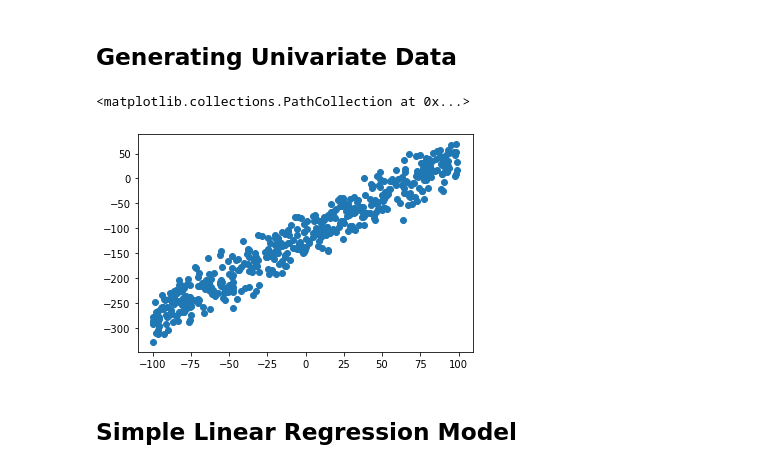
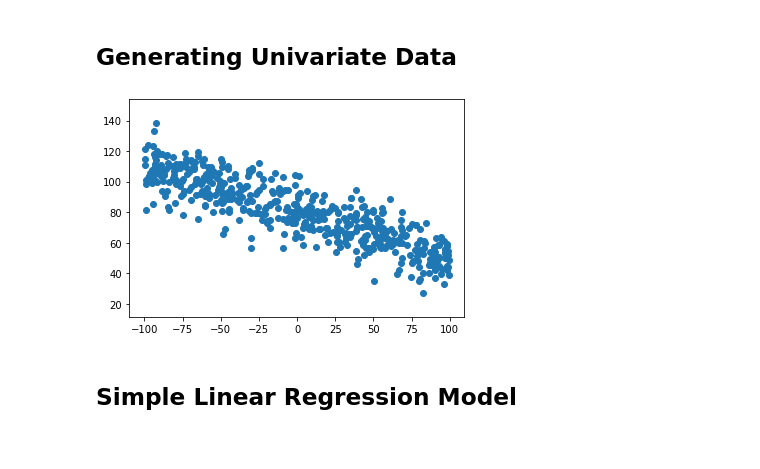
Before and after one commit to Suraj1199/DLfromScratch, a Jupyter notebook: Univariate_Linear_Regression.ipynb, the cells around one changed output. Saved outputs shown, nothing was run; the diff lists cells and outputs as text; code cells hidden in the pictures.

```diff
--- a/Univariate_Linear_Regression.ipynb
+++ b/Univariate_Linear_Regression.ipynb
@@ -8,21 +8,21 @@ import tensorflow as tf
 np.set_printoptions(threshold=10)
 # %% [markdown]
 ## Generating Univariate Data
-# %%
-def generate_data(n, l=-100, h=100, m=None, c=None, s=10):
-    m = m if m else np.random.randn(1)
-    c = c if c else np.random.randint(l, h)
-    x = np.random.uniform(l, h, n)
-    y = m * x + c
-    noise = s * np.random.randn(n) + y.mean()
-    y = y + noise
-    return x, y, m, c
+# %%
+def generate_data(n, l=-100, h=100, m=None, c=None, s=10, seed=None):
+    m = m if m else np.random.RandomState(seed).randn(1)
+    c = c if c else np.random.RandomState(seed).randint(l, h)
+    x = np.random.uniform(l, h, n)
+    y = m * x + c
+    noise = s * np.random.randn(n) + y.mean()
+    y = y + noise
+    return x, y
 # %%
-x_train, y_train, slope, intercept = generate_data(500, s=25)
+x_train, y_train = generate_data(500, seed=15)
 plt.scatter(x_train, y_train)
+plt.axis('equal');
 # %% [output]
-<matplotlib.collections.PathCollection at 0x...>
-[figure, old version]
+[figure, new version]
 # %% [markdown]
 ## Simple Linear Regression Model
 # %%
```
Also changed, not shown: parts of 15 cells of this notebook.
